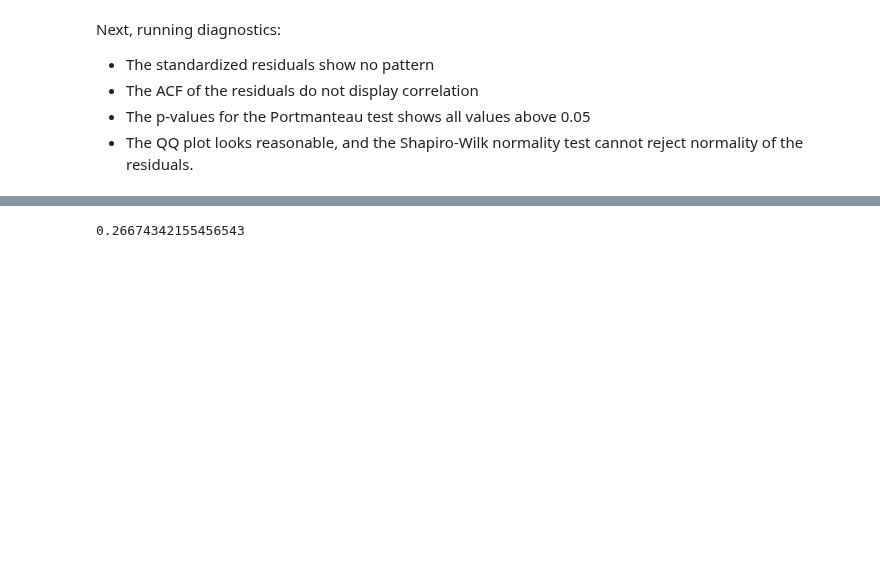
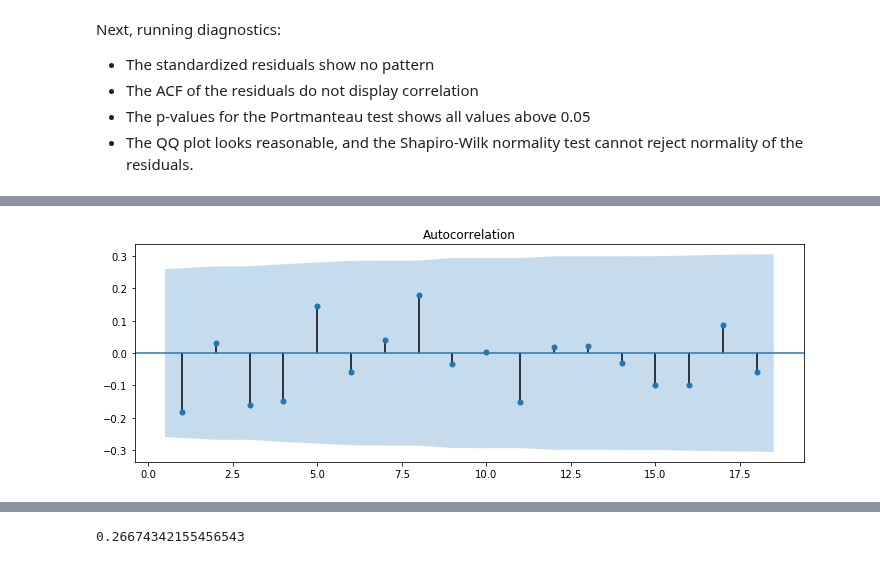
Before and after one commit to telmo-correa/time-series-analysis, a Jupyter notebook: Python/Chapter 15 (Ex 01 - 09) - Threshold Models.ipynb, the cells around one changed output, grey strips where cells are left out. Drawn from its saved outputs; the diff is of its cells as text; code cells hidden in the pictures; blank space fills up the shorter version.

```diff
--- a/Python/Chapter 15 (Ex 01 - 09) - Threshold Models.ipynb
+++ b/Python/Chapter 15 (Ex 01 - 09) - Threshold Models.ipynb
@@ -180,0 +187,6 @@ from scipy.stats import shapiro
+# %%
+plt.figure(figsize=(12, 4))
+plot_acf(model_spots['std_res'], zero=False, ax=plt.gca())
+plt.show();
+# %% [output]
+[figure, added]
```
Also changed, not shown: parts of 5 cells of this notebook.
